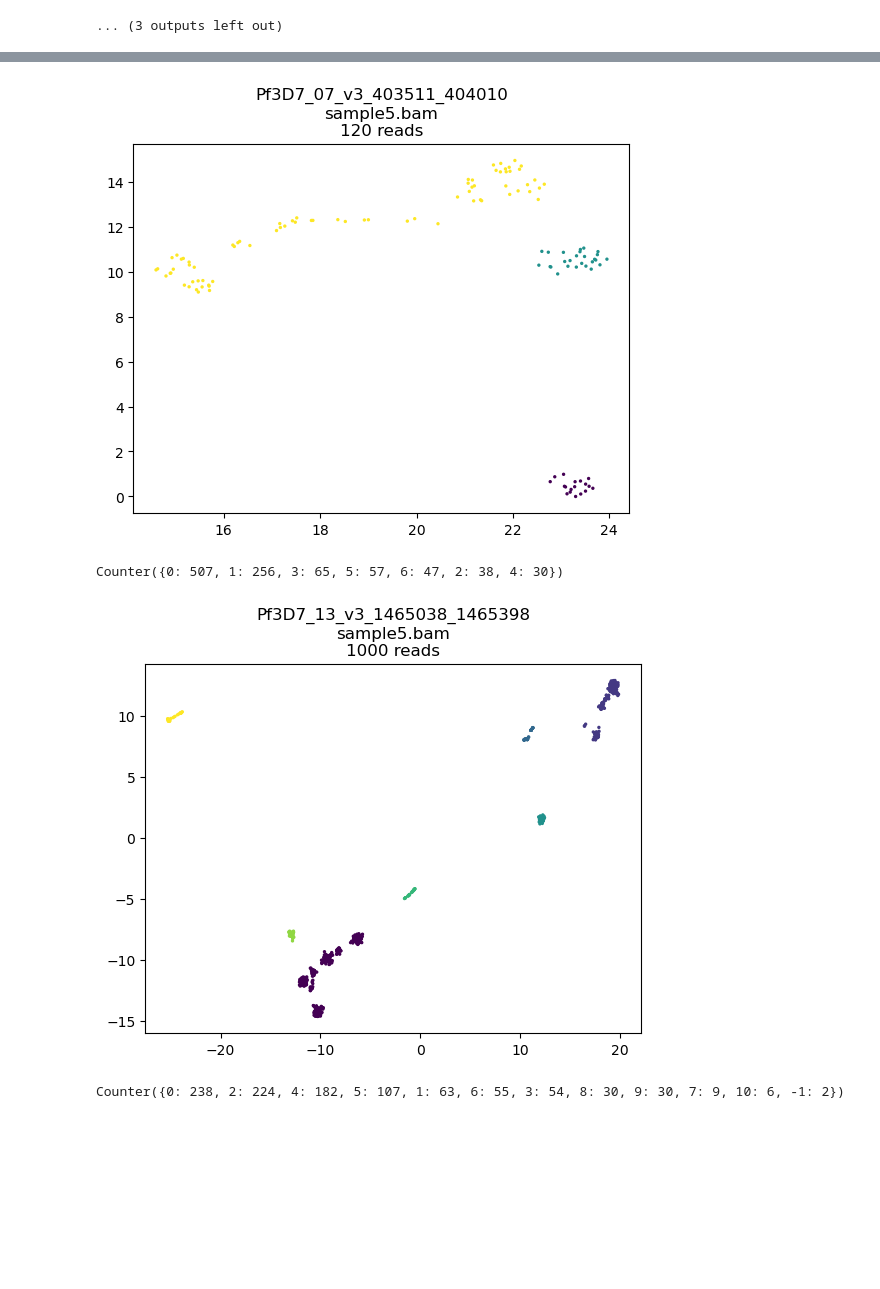
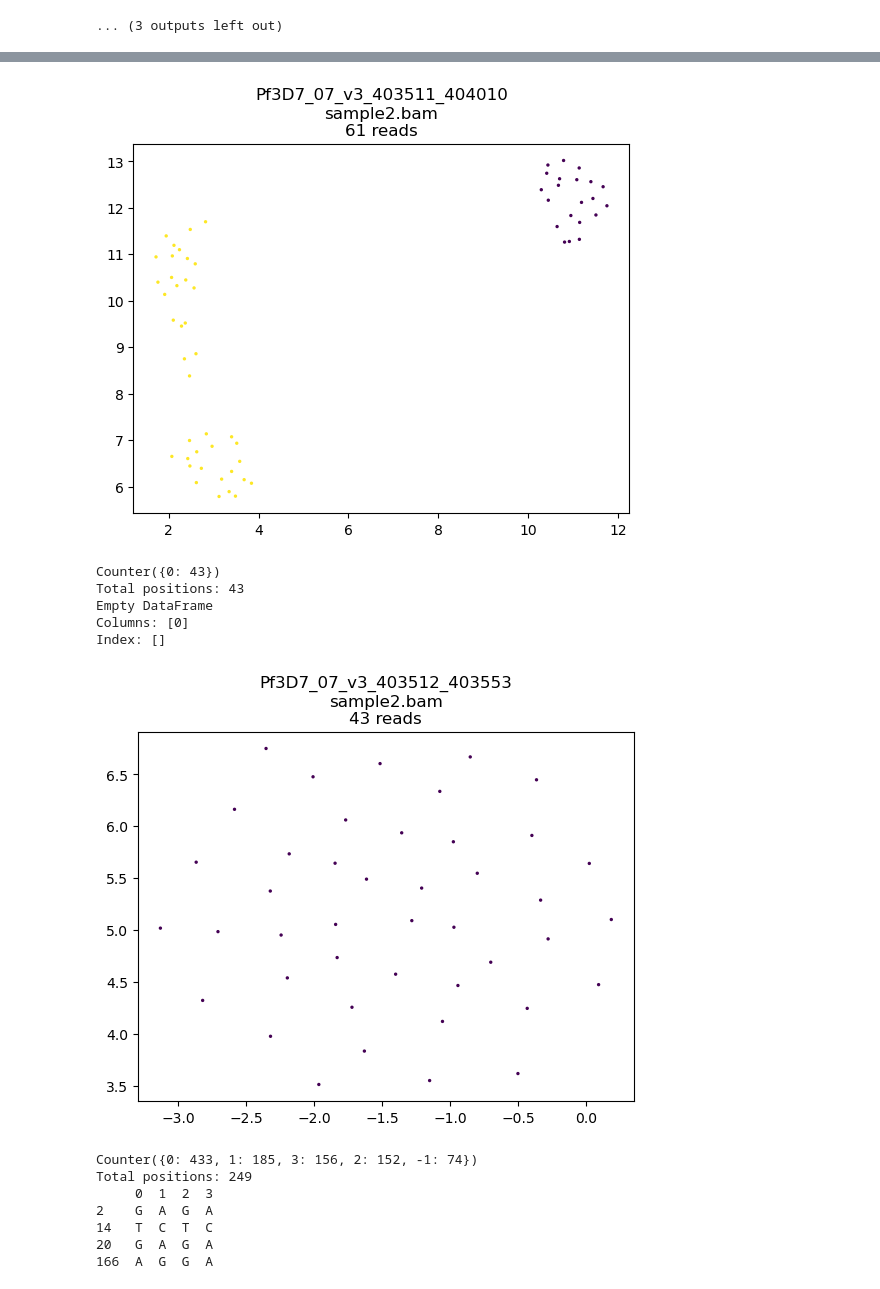
Before and after one commit to AntonS-bio/AmpliconHaplotypes, a Jupyter notebook: AmpliconReadClustering.ipynb, the cells around one changed output, grey strips where cells are left out. Drawn from its saved outputs; the diff is of its cells as text; code cells hidden in the pictures; blank space fills up the shorter version.

Commit message:
Updated Notebook to display the nucleotides by which the clusters differ

```diff
--- a/AmpliconReadClustering.ipynb
+++ b/AmpliconReadClustering.ipynb
@@ -117,7 +117,7 @@ Counter({0: 987, 17: 921, 13: 653, 6: 335, 18: 320, 16: 299, 1: 266, 8: 207, 5:
 ... (3 outputs left out)
 # %%
 #This will create clustering plot of reads in each region for a given sample
-sample="sample5.bam"
+sample="sample2.bam"
 minReadDepth=30
 for region in matrixData:
     data=matrixData[region].drop("Sample",axis=1)
@@ -127,11 +127,41 @@ for region in matrixData:
     if len(samplesReads)<minReadDepth:
         continue
 
+
     X_embedded = umap.UMAP(n_neighbors=50, min_dist=0.1, metric='hamming').fit_transform(data.to_numpy()[samplesReads,:])
-    clustering = DBSCAN(eps=2, min_samples=5).fit(X_embedded).labels_
-    print(Counter(clustering))
+
+    #### Amend 0.1 to betwee 0-1 to change the minimum size of cluster (0.1=10% of total samples). This will decrease overall number of clusters
+    #### and increase number of reads which are not assigned to any cluster (i.e. ambigous)
+    clustering = DBSCAN(eps=2, min_samples=max(5,int(X_embedded.shape[0]*0.1))).fit(X_embedded).labels_
+    clusterSizes=Counter(clustering)
+    print(clusterSizes)
+    totalClusters=len(clusterSizes)-1 if -1 in clustering else len(Counter(clustering))
+    clusterSNPs=pd.DataFrame(index=range(len(data.columns)),  columns=list(clusterSizes.keys()))
+    if -1 in clusterSNPs.columns:
+        clusterSNPs=clusterSNPs.drop(columns=[-1])
+
+    snpMatrix=data.to_numpy()[samplesReads,:]
+    #Assign the dominant base to each SNP position
+    numberToBase={1:"A",2:"T",3:"C",4:"G",5:"-"}
+    positionsToDrop=[]
+    for i in range(0, len(data.columns) ):
+        for cluster in clusterSizes:
+            if cluster==-1:
+                continue
+            clusterReads=np.where(clustering==cluster)[0]
+            mostFrequentBase=Counter(snpMatrix[clusterReads,i])
+            clusterSNPs.at[i,cluster]=numberToBase[mostFrequentBase.most_common(1)[0][0]]#+"/"+numberToBase[mostFrequentBase.most_common(2)[0][0]] #for diploids only
+        if len(set(clusterSNPs.iloc[i]))==1 or (len(set(clusterSNPs.iloc[i]))==2 and "-" in set(clusterSNPs.iloc[i])):
+            ###the positions with no SNPs or only missing base are ignored
+            positionsToDrop.append(i)
+
+    #remove rows which have invariant dominant bases
+    clusterSNPs=clusterSNPs.drop(index=positionsToDrop)
+    print("Total positions: "+str(len(data.columns)))
+    print(clusterSNPs.to_string())
 
     plt.scatter(X_embedded[:,0],X_embedded[:,1], s=2, c=clustering)
     plt.title(region+"\n"+sample+"\n"+str(len(samplesReads))+" reads")
     plt.show() #this shows them here
+    #break
 # %% [output]
@@ -139,4 +172,14 @@ Counter({2: 76, 1: 26, 0: 18})
-[figure, old version]
+[figure, new version]
-Counter({0: 507, 1: 256, 3: 65, 5: 57, 6: 47, 2: 38, 4: 30})
+Counter({0: 43})
+Total positions: 43
+Empty DataFrame
+Columns: [0]
+Index: []
-[figure, old version]
+[figure, new version]
-Counter({0: 238, 2: 224, 4: 182, 5: 107, 1: 63, 6: 55, 3: 54, 8: 30, 9: 30, 7: 9, 10: 6, -1: 2})
+Counter({0: 433, 1: 185, 3: 156, 2: 152, -1: 74})
+Total positions: 249
+     0  1  2  3
+2    G  A  G  A
+14   T  C  T  C
+20   G  A  G  A
+166  A  G  G  A
```
Also changed, not shown: parts of 3 cells of this notebook.
